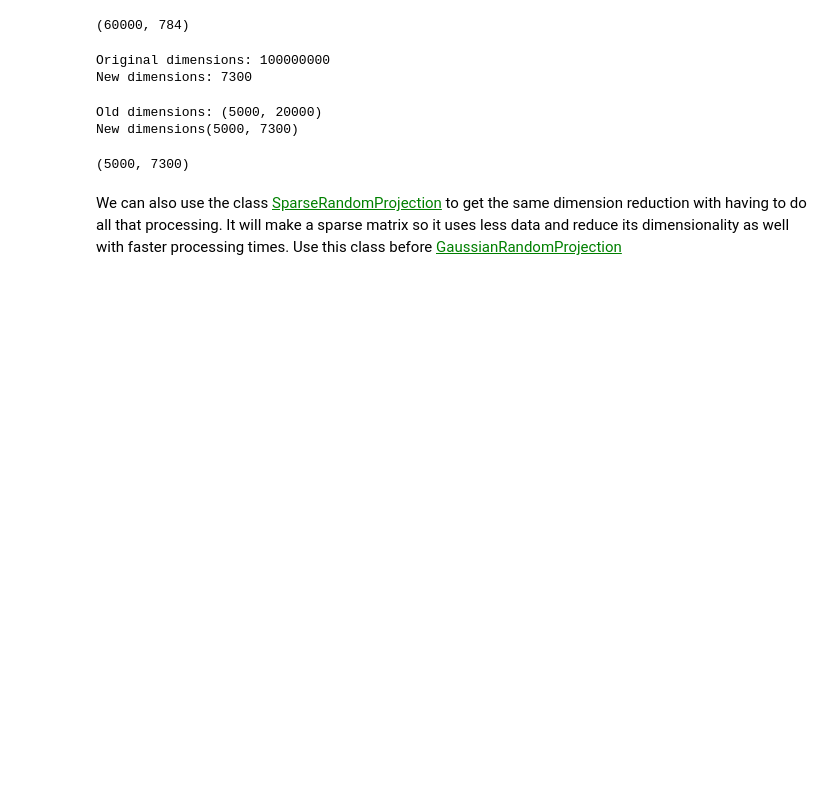
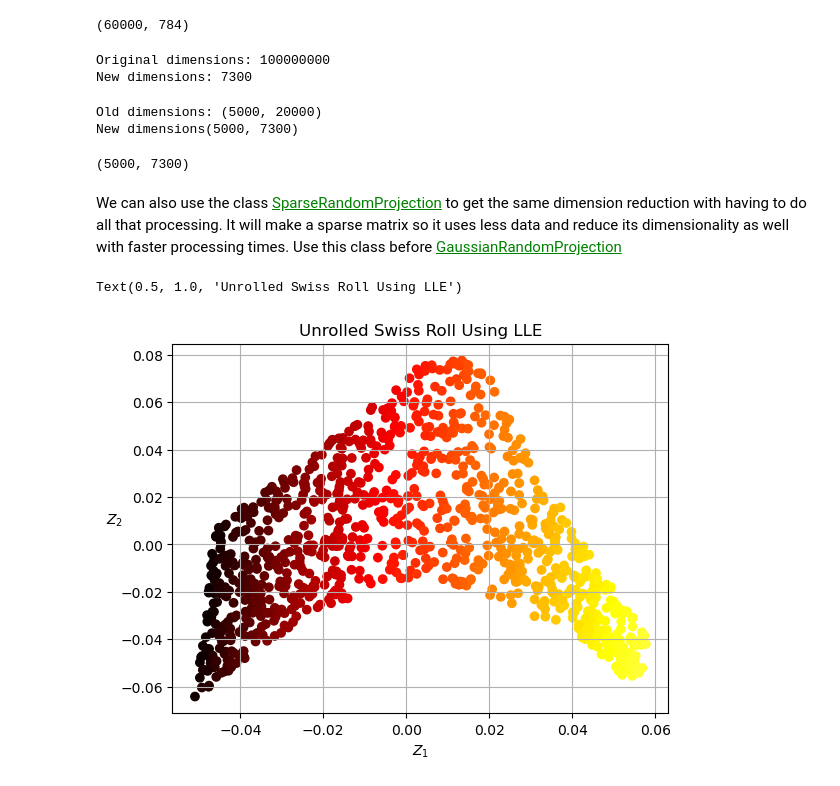
Before and after one commit to tcarr032/PCAs-and-Dimension-Reduction, a Jupyter notebook: dimension_reduction.ipynb, the cells around one changed output. Drawn from its saved outputs; the diff is of its cells as text; code cells hidden in the pictures; blank space fills up the shorter version.

```diff
--- a/dimension_reduction.ipynb
+++ b/dimension_reduction.ipynb
@@ -236,3 +236,22 @@ lle = LocallyLinearEmbedding(n_components=2, n_neighbors=10, random_state=42)
 
 #convert X to a 2D array using LLE
 X_unrolled = lle.fit_transform(swiss_X)
+# %%
+#import matplot lib to start drawing the 2D swiss roll
+import matplotlib.pyplot as plt
+from matplotlib.colors import ListedColormap
+#make a colormap to show the difference in class
+darker_hot = ListedColormap(plt.cm.hot(np.linspace(0, 0.8, 256)))
+#uses column 1 as my X and column 2 as my Y from X_rolled
+plt.scatter(X_unrolled[:,0], X_unrolled[:,1], c=y, cmap=darker_hot)
+#name the X-axis Z_1
+plt.xlabel('$Z_1$')
+#name the y-axis Z_2
+plt.ylabel('$Z_2$', rotation=0)
+#add grid
+plt.grid(True)
+#add title
+plt.title("Unrolled Swiss Roll Using LLE")
+# %% [output]
+Text(0.5, 1.0, 'Unrolled Swiss Roll Using LLE')
+[figure, added]
```
